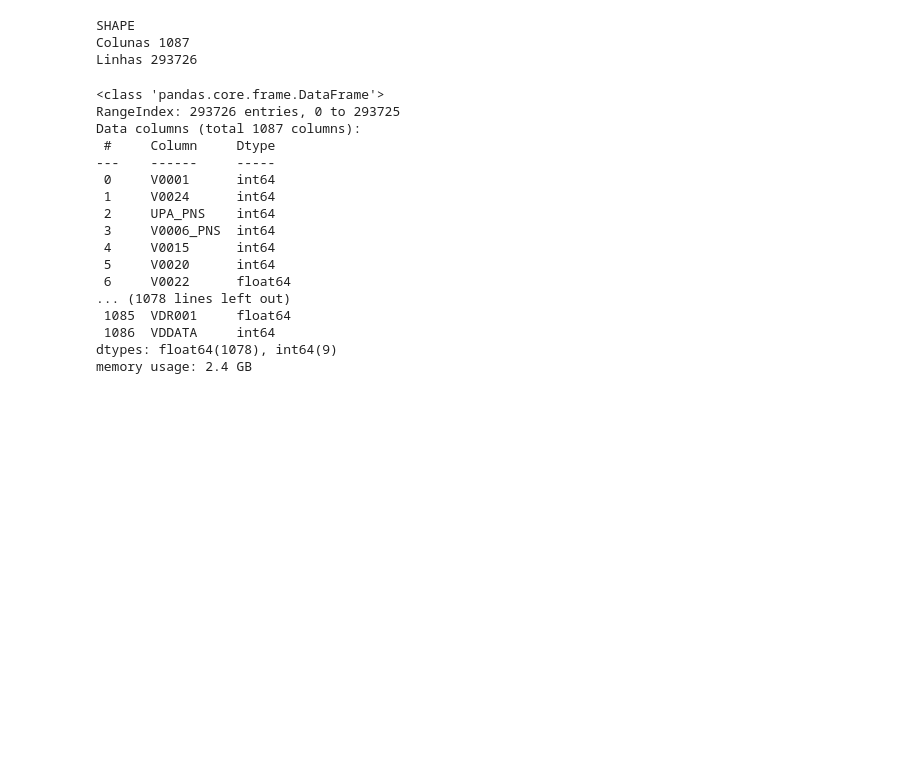
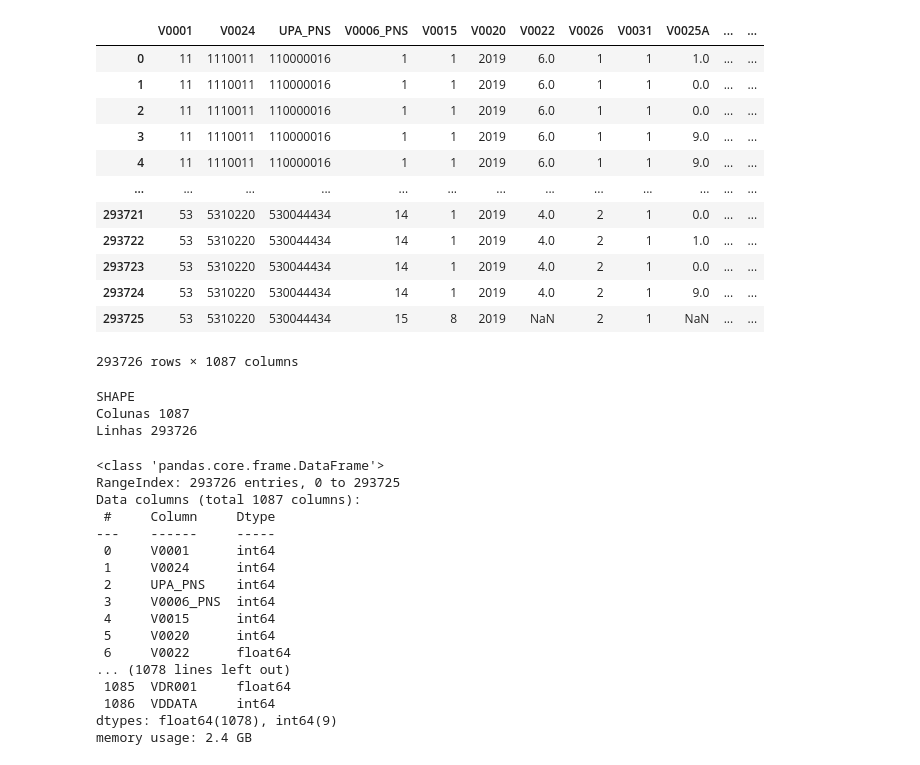
Before and after one commit to ThiagoVenturim/studying_python_data, a Jupyter notebook: pns2019/teste.ipynb, the cells around one changed output. Saved outputs shown, nothing was run; the diff lists cells and outputs as text; code cells hidden in the pictures; blank space fills up the shorter version.

```diff
--- a/pns2019/teste.ipynb
+++ b/pns2019/teste.ipynb
@@ -5,5 +6,20 @@ import numpy as np
 # %%
 df = pd.read_csv('pns2019.csv')
+df
+# %% [output]
+|  | V0001 | V0024 | UPA_PNS | V0006_PNS | V0015 | V0020 | V0022 | V0026 | V0031 | V0025A | ... | ... |
+| 0 | 11 | 1110011 | 110000016 | 1 | 1 | 2019 | 6.0 | 1 | 1 | 1.0 | ... | ... |
+| 1 | 11 | 1110011 | 110000016 | 1 | 1 | 2019 | 6.0 | 1 | 1 | 0.0 | ... | ... |
+| 2 | 11 | 1110011 | 110000016 | 1 | 1 | 2019 | 6.0 | 1 | 1 | 0.0 | ... | ... |
+| 3 | 11 | 1110011 | 110000016 | 1 | 1 | 2019 | 6.0 | 1 | 1 | 9.0 | ... | ... |
+| 4 | 11 | 1110011 | 110000016 | 1 | 1 | 2019 | 6.0 | 1 | 1 | 9.0 | ... | ... |
+| ... | ... | ... | ... | ... | ... | ... | ... | ... | ... | ... | ... | ... |
+| 293721 | 53 | 5310220 | 530044434 | 14 | 1 | 2019 | 4.0 | 2 | 1 | 0.0 | ... | ... |
+| 293722 | 53 | 5310220 | 530044434 | 14 | 1 | 2019 | 4.0 | 2 | 1 | 1.0 | ... | ... |
+| 293723 | 53 | 5310220 | 530044434 | 14 | 1 | 2019 | 4.0 | 2 | 1 | 0.0 | ... | ... |
+| 293724 | 53 | 5310220 | 530044434 | 14 | 1 | 2019 | 4.0 | 2 | 1 | 9.0 | ... | ... |
+| 293725 | 53 | 5310220 | 530044434 | 15 | 8 | 2019 | NaN | 2 | 1 | NaN | ... | ... |
+293726 rows × 1087 columns
 # %%
 fields,columns = df.shape
 print(f'SHAPE\nColunas {columns}\nLinhas {fields}')
```
Also changed, not shown: parts of 6 cells of this notebook.
